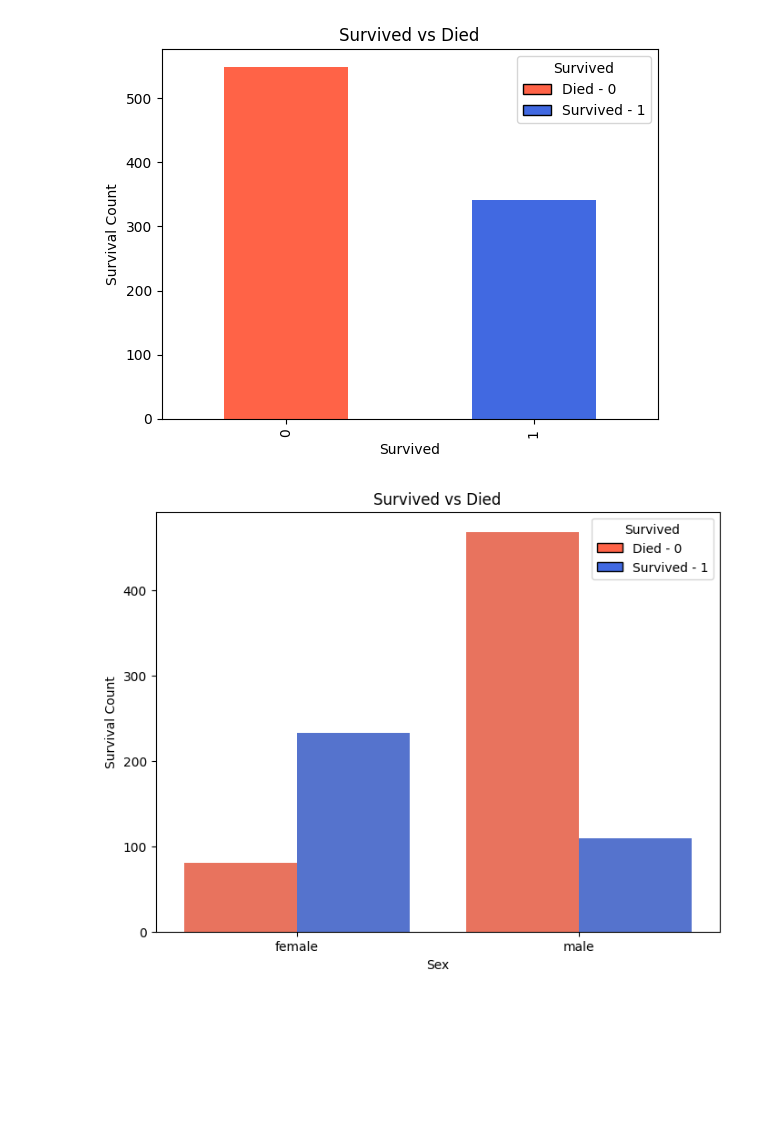
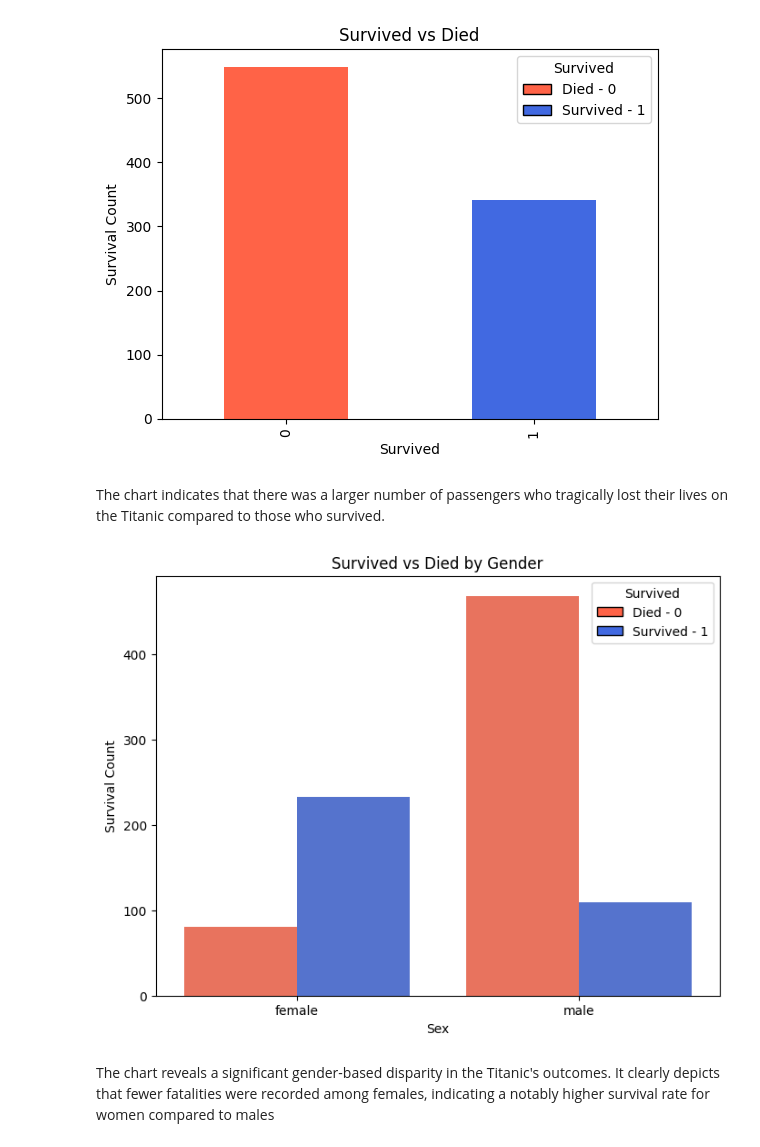
Before and after one commit to harrisonacha/SQLProjectHub, a Jupyter notebook: Titanic_Data_Set.ipynb, the cells around one changed output. Saved outputs shown, nothing was run; the diff lists cells and outputs as text; code cells hidden in the pictures; blank space fills up the shorter version.

```diff
--- a/Titanic_Data_Set.ipynb
+++ b/Titanic_Data_Set.ipynb
@@ -203,27 +229,31 @@ plt.legend(handles, labels, title='Survived')
 plt.show()
 # %% [output]
 [figure]
+# %% [markdown]
+The chart indicates that there was a larger number of passengers who tragically lost their lives on the Titanic compared to those who survived.
 # %%
 # Define colors
 colors = ['tomato', 'royalblue']
 
 # Group by 'Sex' and 'Survived' and calculate value counts
 data = df.groupby(['Sex', 'Survived']).size().reset_index(name='Count')
 
 # Create a bar plot using Seaborn
 plt.figure(figsize=(8, 6))
 sns.barplot(x='Sex', y='Count', hue='Survived', data=data, palette=colors)
 
 # Set labels and title
 plt.ylabel('Survival Count')
 plt.xlabel('Sex')
-plt.title('Survived vs Died')
+plt.title('Survived vs Died by Gender')
 
 # Create legend
 handles = [plt.Rectangle((0, 0), 1, 1, color=colors[i], ec="k") for i in range(len(colors))]
 labels = ['Died - 0', 'Survived - 1']
 plt.legend(handles, labels, title='Survived')
 
 plt.show()
 # %% [output]
-[figure, old version]
+[figure, new version]
+# %% [markdown]
+The chart reveals a significant gender-based disparity in the Titanic's outcomes. It clearly depicts that fewer fatalities were recorded among females, indicating a notably higher survival rate for women compared to males
```
Also changed, not shown: parts of 11 cells of this notebook.
